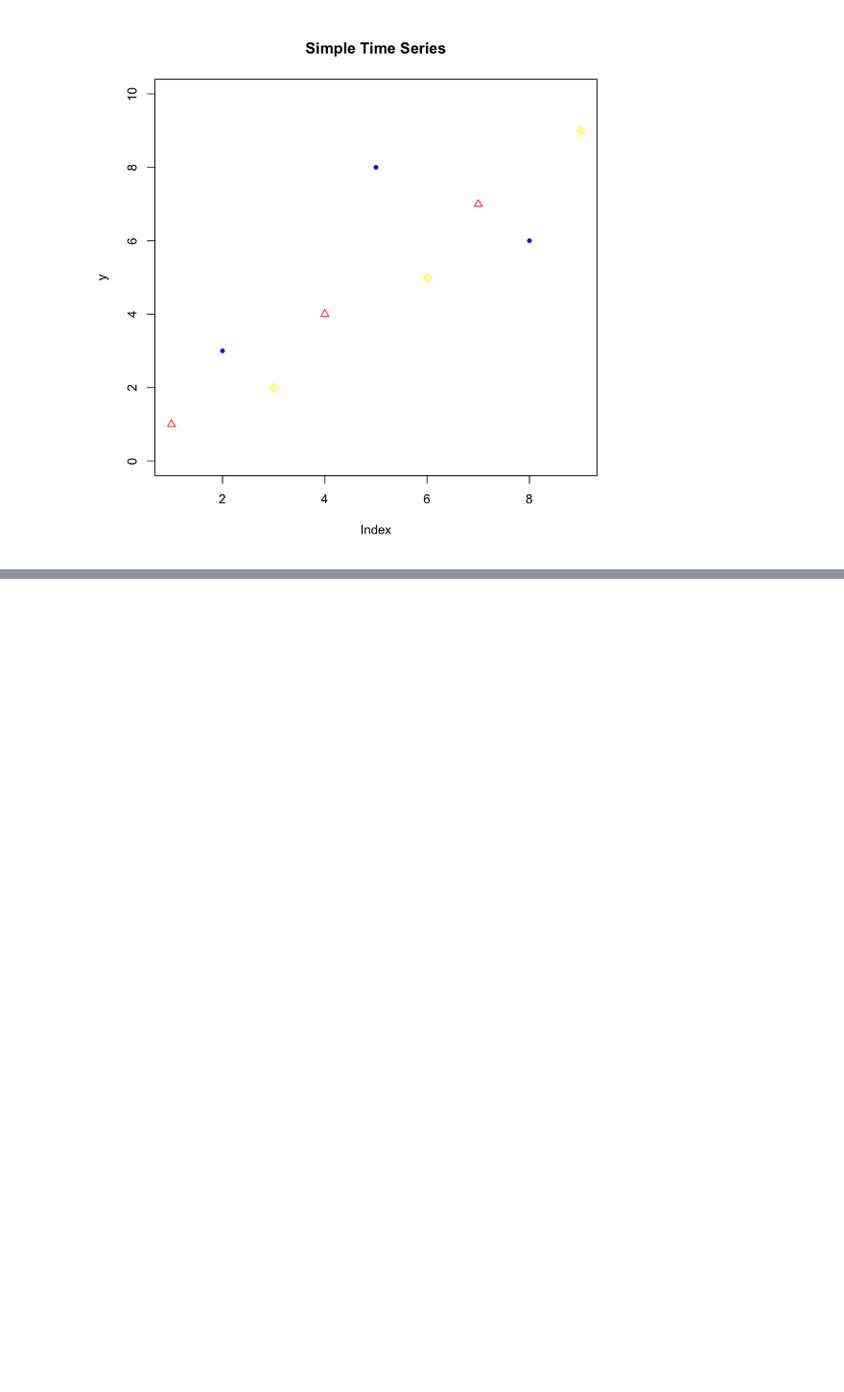
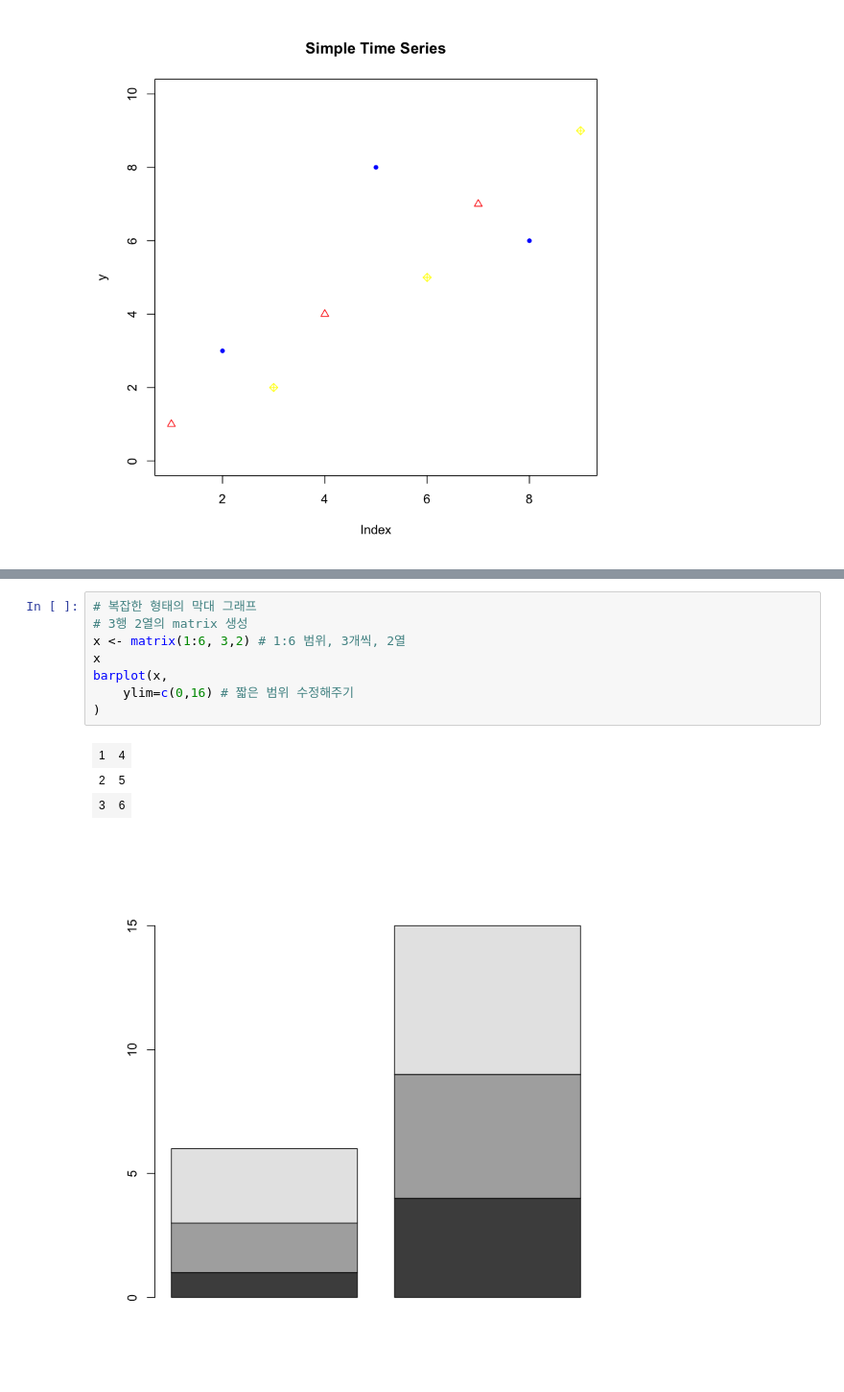
Before and after one commit to swyoo39/R_base, a Jupyter notebook: R_base/09.데이터시각화.ipynb, the cells around one changed output, grey strips where cells are left out. Shown at 96% size. Cells and saved outputs as stored; diff of their text form; blank space fills up the shorter version.

```diff
--- a/R_base/09.데이터시각화.ipynb
+++ b/R_base/09.데이터시각화.ipynb
@@ -197,0 +276,13 @@ plot(x,y,
+# %%
+# 복잡한 형태의 막대 그래프
+# 3행 2열의 matrix 생성
+x <- matrix(1:6, 3,2) # 1:6 범위, 3개씩, 2열
+x
+barplot(x,
+    ylim=c(0,16) # 짧은 범위 수정해주기
+)
+# %% [output]
+| 1 | 4 |
+| 2 | 5 |
+| 3 | 6 |
+[figure, added]
```
Also changed, not shown: parts of 33 cells of this notebook, 4 other files.
